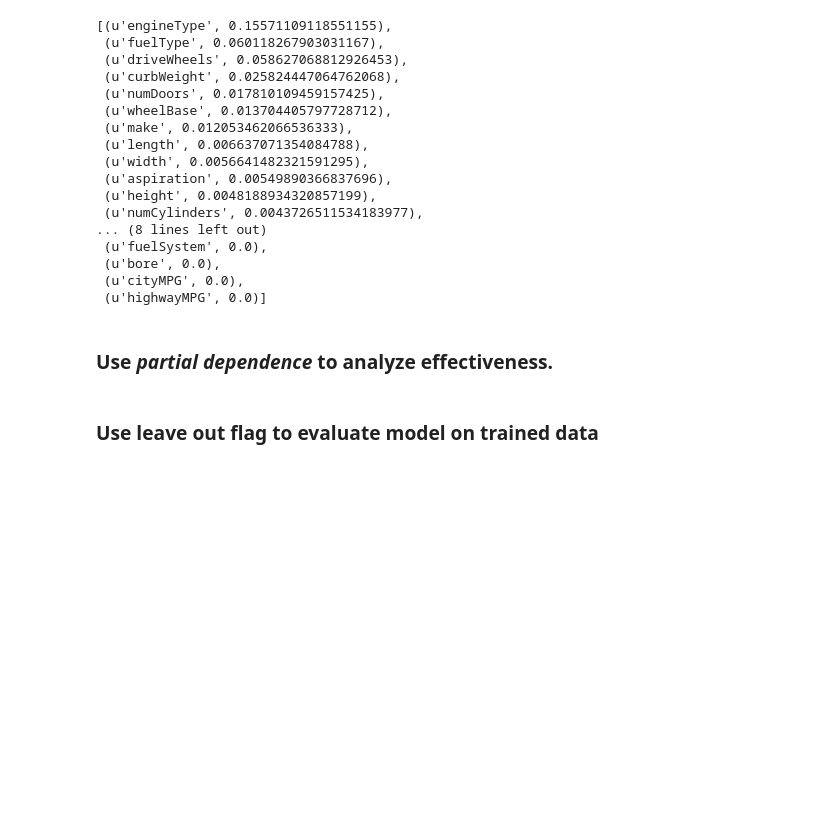
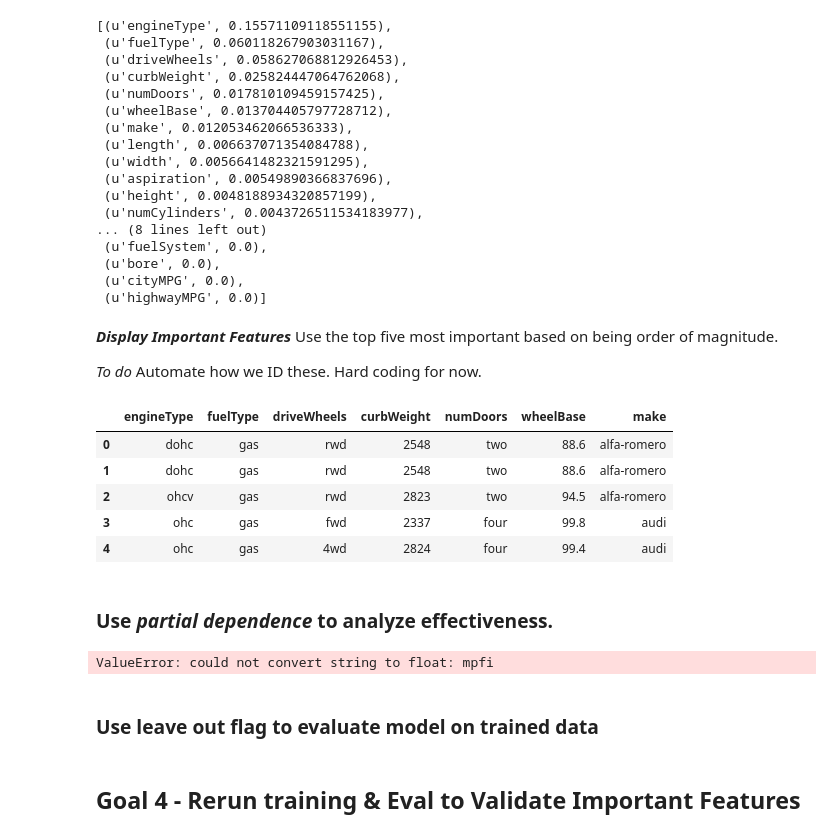
Before and after one commit to MobyWare/ml-intro-python-boosting, a Jupyter notebook: notebooks/data-munging-practice.ipynb, the cells around one changed output. Cells and saved outputs as stored; diff of their text form; code cells hidden in the pictures; blank space fills up the shorter version.

Commit message:
Added initial PDP eval.

```diff
--- a/notebooks/data-munging-practice.ipynb
+++ b/notebooks/data-munging-practice.ipynb
@@ -192,11 +171,11 @@ Get the model from the pipeline
 # %% [markdown]
 #### Get model from the pipeline. Can use index or named_steps per [this article](http://stackoverflow.com/questions/28822756/getting-model-attributes-from-scikit-learn-pipeline)
 # %%
-gbm = trainData.columns,gbmFit.steps[1][1]
+gbm = gbmFit.steps[1][1]
 # %% [markdown]
 ### Use __*feature importance*__ to analyze effectiveness.
 # %%
-importantFeatures = zip(gbm.feature_importances_)
+importantFeatures = zip(trainData.columns, gbm.feature_importances_)
 importantFeatures.sort(key=lambda x:-x[1])
 importantFeatures
 # %% [output]
@@ -217,7 +196,27 @@ importantFeatures
  (u'bore', 0.0),
  (u'cityMPG', 0.0),
  (u'highwayMPG', 0.0)]
+# %% [markdown]
+__*Display Important Features*__
+Use the top five most important based on being order of magnitude.
+
+*To do* Automate how we ID these. Hard coding for now.
+# %%
+trainData[map(lambda x: x[0], importantFeatures)].ix[:,0:7].head()
+# %% [output]
+|  | engineType | fuelType | driveWheels | curbWeight | numDoors | wheelBase | make |
+| 0 | dohc | gas | rwd | 2548 | two | 88.6 | alfa-romero |
+| 1 | dohc | gas | rwd | 2548 | two | 88.6 | alfa-romero |
+| 2 | ohcv | gas | rwd | 2823 | two | 94.5 | alfa-romero |
+| 3 | ohc | gas | fwd | 2337 | four | 99.8 | audi |
+| 4 | ohc | gas | 4wd | 2824 | four | 99.4 | audi |
 # %% [markdown]
 ### Use  __*partial dependence*__ to analyze effectiveness.
+# %%
+plot_partial_dependence(gbm, trainData, (0))
+# %% [output]
+ValueError: could not convert string to float: mpfi
 # %% [markdown]
 ### Use leave out flag to evaluate model on trained data
+# %% [markdown]
+## Goal 4 - Rerun training & Eval to Validate Important Features
```
Also changed, not shown: parts of 7 cells of this notebook.
